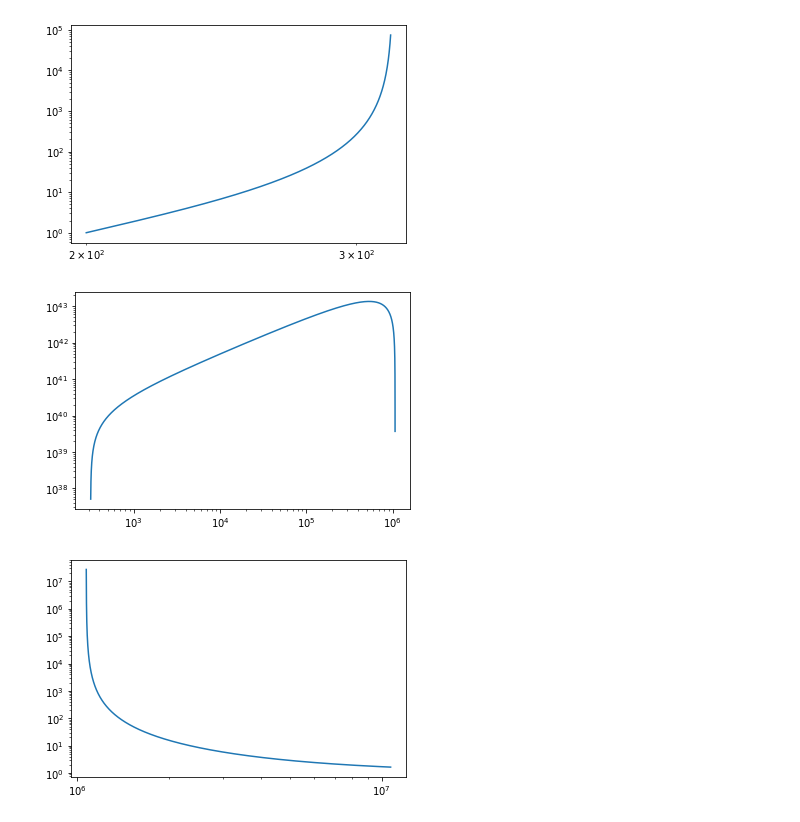
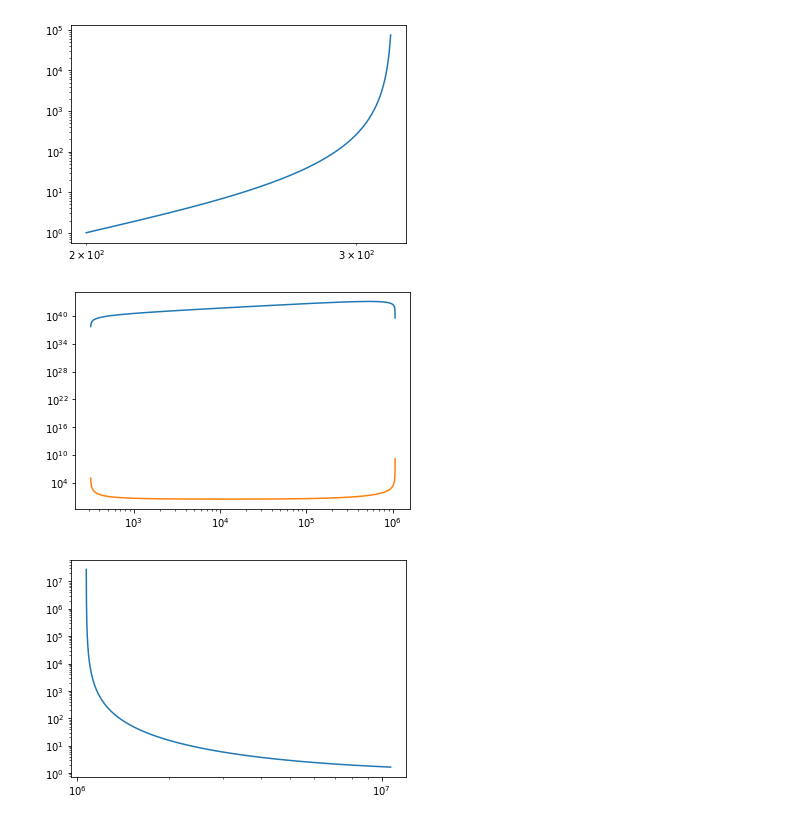
Before and after one commit to Lyra-Cronin/Thesis-Python, a Jupyter notebook: Maser_plots.ipynb, the cells around one changed output. Drawn from its saved outputs; the diff is of its cells as text; code cells hidden in the pictures.

```diff
--- a/Maser_plots.ipynb
+++ b/Maser_plots.ipynb
@@ -12,7 +13,7 @@ omega_c = 2*np.pi*3*10**9
 Q = 5*10**4
 kappa_c = omega_c/Q
 q = 16
-s_in = 1*10**-12
+s_in = 1*10**(-12)
 
 maser_threshold = gamma_eg*((1+kappa_c/(2*T2*(g**2)*N))/(1-kappa_c/(2*T2*(g**2)*N)))
 over_pump_threshold = (((4*(g**2)*N)/kappa_c) - (2/T2))/q
@@ -48,6 +60,7 @@ pump_rate3 = np.arange(1069800, 10698000, 10)
 gain1 = amplifying_gain(pump_rate1)
 # %%
 gain2 = masing_gain(pump_rate2)
+gain2_unstable = amplifying_gain(pump_rate2)
 # %%
 gain3 = amplifying_gain(pump_rate3)
 # %%
@@ -58,10 +71,11 @@ plt.yscale('log')
 [figure]
 # %%
 plt.plot(pump_rate2, gain2)
+plt.plot(pump_rate2, gain2_unstable)
 plt.xscale('log')
 plt.yscale('log')
 # %% [output]
-[figure, old version]
+[figure, new version]
 # %%
 plt.plot(pump_rate3, gain3)
 plt.xscale('log')
```
Also changed, not shown: parts of 11 cells of this notebook.
